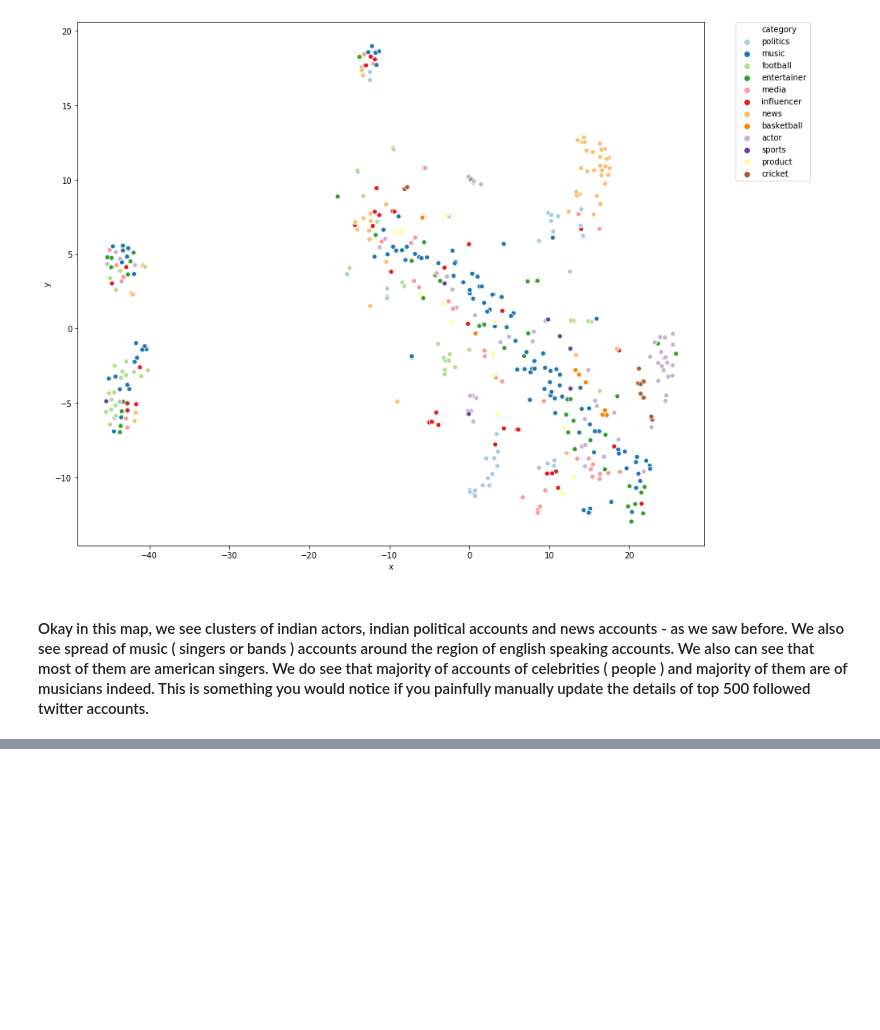
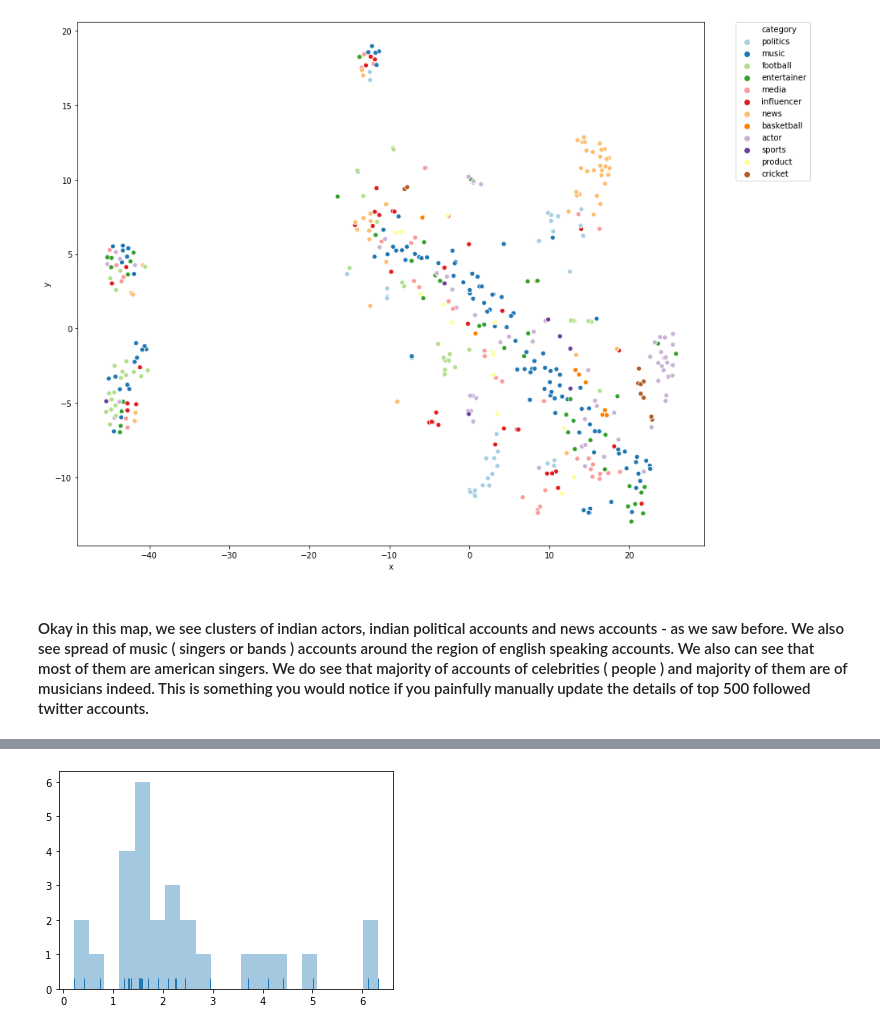
Before and after one commit to guru3/twitter-analysis, a Jupyter notebook: Top 500 followed account distribution - based on similarities.ipynb, the cells around one changed output, grey strips where cells are left out. Drawn from its saved outputs; the diff is of its cells as text; code cells hidden in the pictures; blank space fills up the shorter version.

Commit message:
plot it out - similiarities

```diff
--- a/Top 500 followed account distribution - based on similarities.ipynb
+++ b/Top 500 followed account distribution - based on similarities.ipynb
@@ -66,0 +73,30 @@ plot(user_to_categories, 'x', 'y', 'category', 'Paired' )
+# %%
+def getFrequencyOfUser( user ):
+    BASE_PATH = './tweets'
+    PARSE_TIME_FORMAT = '%Y-%m-%d %H:%M:%S'
+    user_file = os.path.join( BASE_PATH, user + '_tweets.csv' )
+    try:
+        csv_reader = csv.reader( open( user_file, 'r' ) )
+        next(csv_reader, None)  # skip the headers
+        min_date = max_date = None
+        total_tweets = 0
+        first_row = last_row = None
+        for row in csv_reader:
+            if first_row == None:
+                first_row = row
+            last_row = row
+            total_tweets = total_tweets + 1
+
+        max_time = d.datetime.strptime( first_row[1], PARSE_TIME_FORMAT )
+        min_time = d.datetime.strptime( last_row[1] , PARSE_TIME_FORMAT )
+        time_diff = (max_time - min_time).days
+        return total_tweets/time_diff
+    except:
+        return []
+# %%
+indians = user_to_categories[ user_to_categories['region'] == 'india' ]
+indian_actors = indians[ indians['category'] == 'actor'].index.values.tolist()
+freq = [ getFrequencyOfUser(actor) for actor in indian_actors ]
+sns.distplot(freq, bins=20, kde=False, rug=True);
+# %% [output]
+[figure, added]
```
Also changed, not shown: parts of 5 cells of this notebook.
